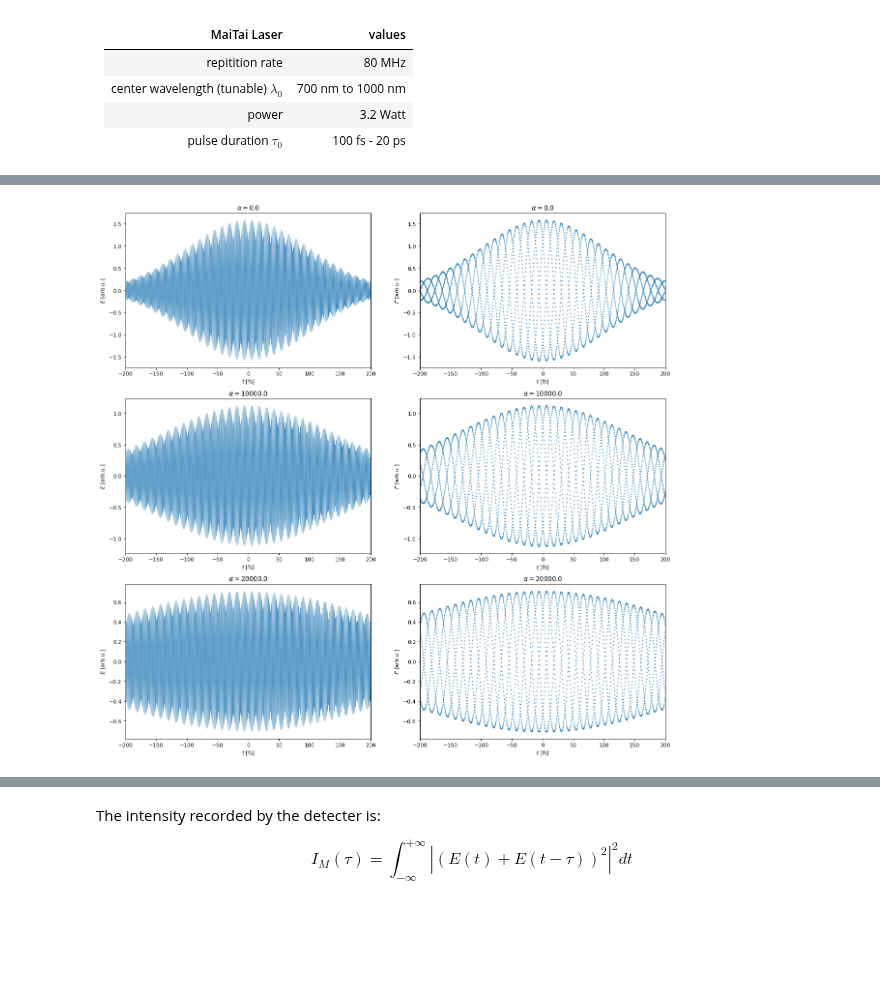
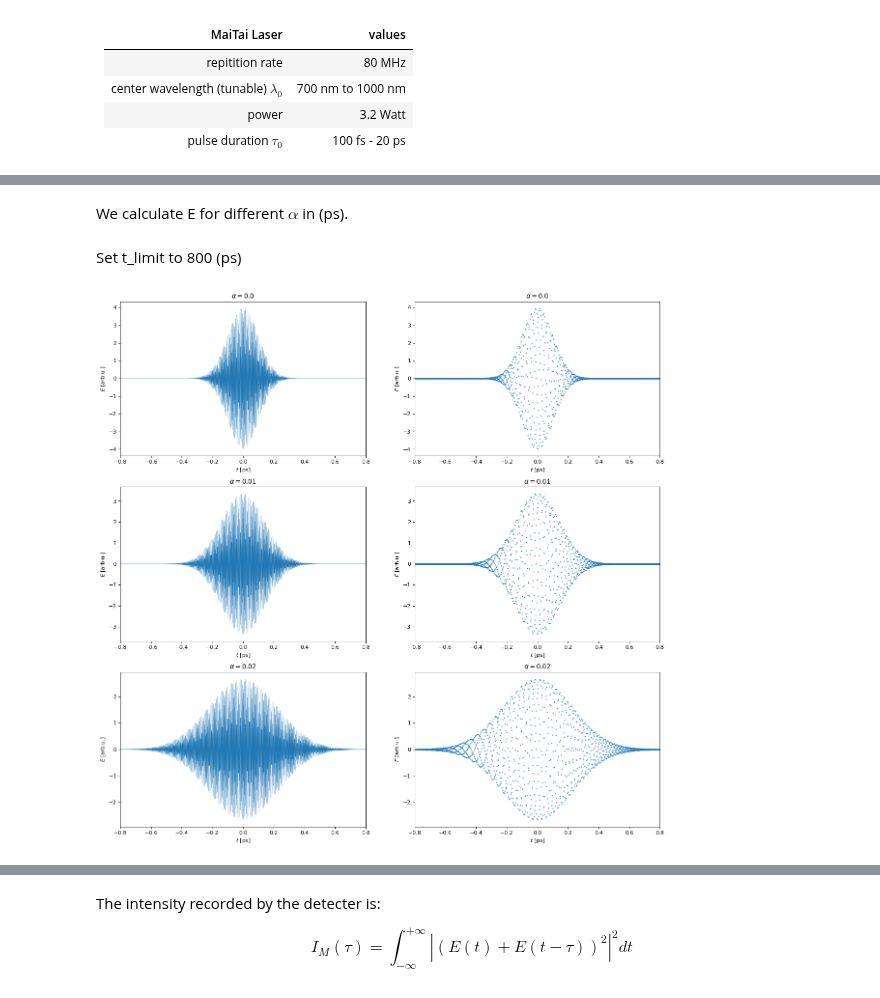
Before and after one commit to JKU-HFP/Chirp-Diagnostic, a Jupyter notebook: Simulating_Optical_Autocorrelation_of_Laser_with_Chirp.ipynb, the cells around one changed output, grey strips where cells are left out. Saved outputs shown, nothing was run; the diff lists cells and outputs as text; code cells hidden in the pictures; blank space fills up the shorter version.

Commit message:
New Notebook for filtering simulation. Finished for gauss laser puls.

```diff
--- a/Simulating_Optical_Autocorrelation_of_Laser_with_Chirp.ipynb
+++ b/Simulating_Optical_Autocorrelation_of_Laser_with_Chirp.ipynb
@@ -46,8 +46,8 @@ We start with the lowest pulse duration $\tau_0$ = 100 (fs) and choose for the c
 
 We choose 1e5 for the original pulse area $A$.
 # %%
-A_laser = 1e5
-tau_0_laser = 100
+A_laser = 1
+tau_0_laser = 0.1
 lambda_laser = 785e3
 
 omega_laser = 2 * np.pi * constants.c / lambda_laser
@@ -56,32 +54,39 @@ We calculate E for $\alpha = 0$ (fs$^2$), $\alpha = 20e6$ (fs$^2$) and $\alpha =
+# %% [markdown]
+We calculate E for different $\alpha$ in (ps).
 # %%
-alpha_values = np.array((0, 10e3, 20e3))
+alpha_values = np.array((0, 1e-2, 2e-2))
+# %% [markdown]
+Set t_limit to 800 (ps)
+# %%
+t_limit = 0.8
 # %%
-t_values_1 = np.linspace(-tau_0_laser * 2, tau_0_laser * 2, 3200)
+t_values_1 = np.linspace(-t_limit, t_limit * 3, 3000)
 
 E_gauss_values_1 = np.empty((t_values_1.size, alpha_values.size), dtype=complex)
 for i in range(alpha_values.size):
-    E_gauss_values_1[:,i] = E_gauss(t_values_1, A_laser, tau_0_laser, omega_laser, alpha_values[i])
+    E_gauss_values_1[:,i] = E_gauss(t_values_1, A_laser, tau_0_laser,
+                                    omega_laser, alpha_values[i])
 # %%
 # Create a figure of size 8x6 inches, 80 dots per inch
 plt.figure(figsize=(18, 18), dpi=80)
 for i in range(alpha_values.size):
     plt.subplot(alpha_values.size, 2, 2 * i + 1)
     plt.title(r"$\alpha = {}$".format(alpha_values[i]))
-    plt.xlabel(r"$t$ [fs]")
+    plt.xlabel(r"$t$ [ps]")
     plt.ylabel(r"$E$ [arb.u.]")
-    plt.xlim(-tau_0_laser * 2, tau_0_laser * 2)
-    plt.plot(t_values_1, np.real(E_gauss_values_1[:,i]), linewidth=0.2)
+    plt.xlim(-t_limit, t_limit)
+    plt.plot(t_values_1, np.real(E_gauss_values_1[:,i]), linewidth=0.4)
 
     plt.subplot(alpha_values.size, 2, 2 * i + 2)
     plt.title(r"$\alpha = {}$".format(alpha_values[i]))
-    plt.xlabel(r"$t$ [fs]")
+    plt.xlabel(r"$t$ [ps]")
     plt.ylabel(r"$E$ [arb.u.]")
-    plt.xlim(-tau_0_laser * 2, tau_0_laser * 2)
+    plt.xlim(-t_limit , t_limit)
     plt.plot(t_values_1, np.real(E_gauss_values_1[:,i]), ".", markersize=2)
 
 plt.show()
 # %% [output]
-[figure, old version]
+[figure, new version]
 # %% [markdown]
 # Interferometric autocorrelation
 
```
Also changed, not shown: parts of 7 cells of this notebook, 2 other files.
